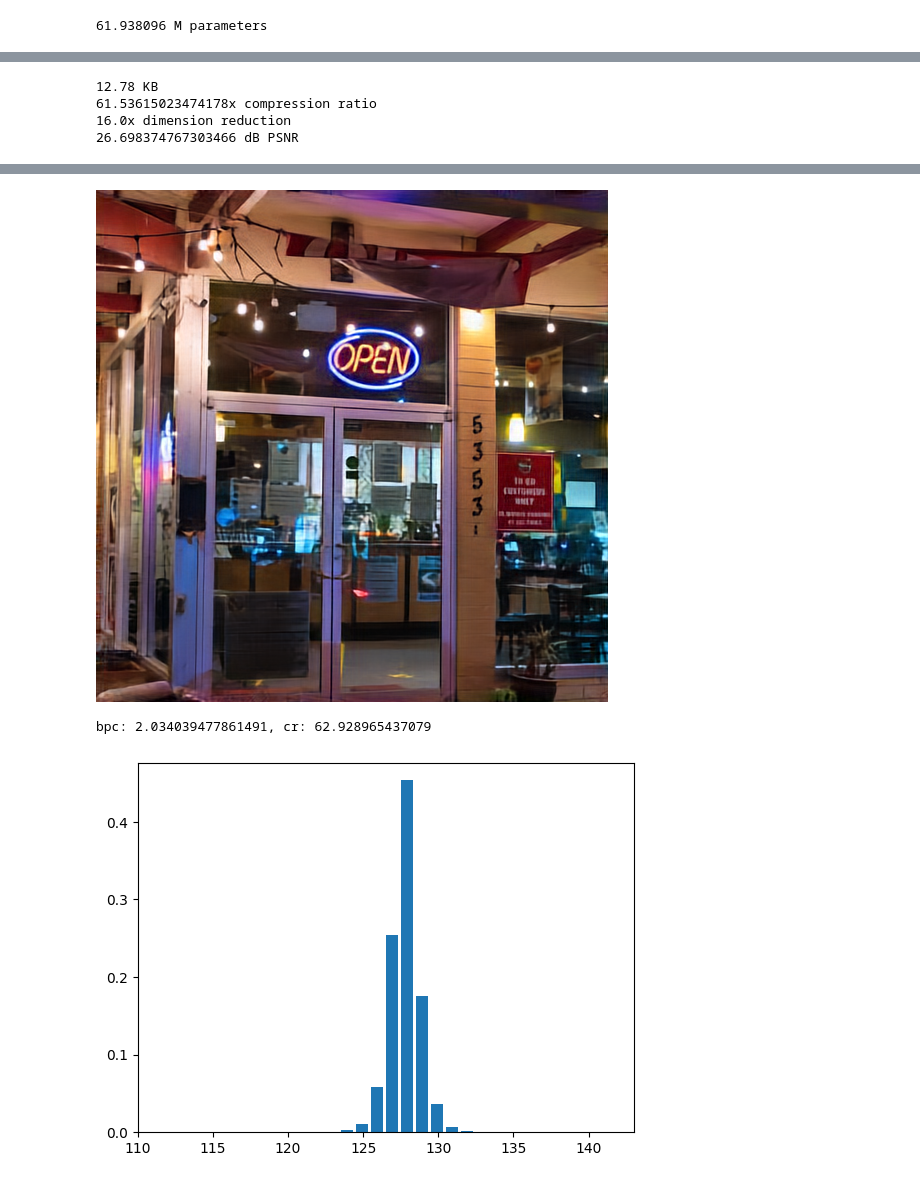
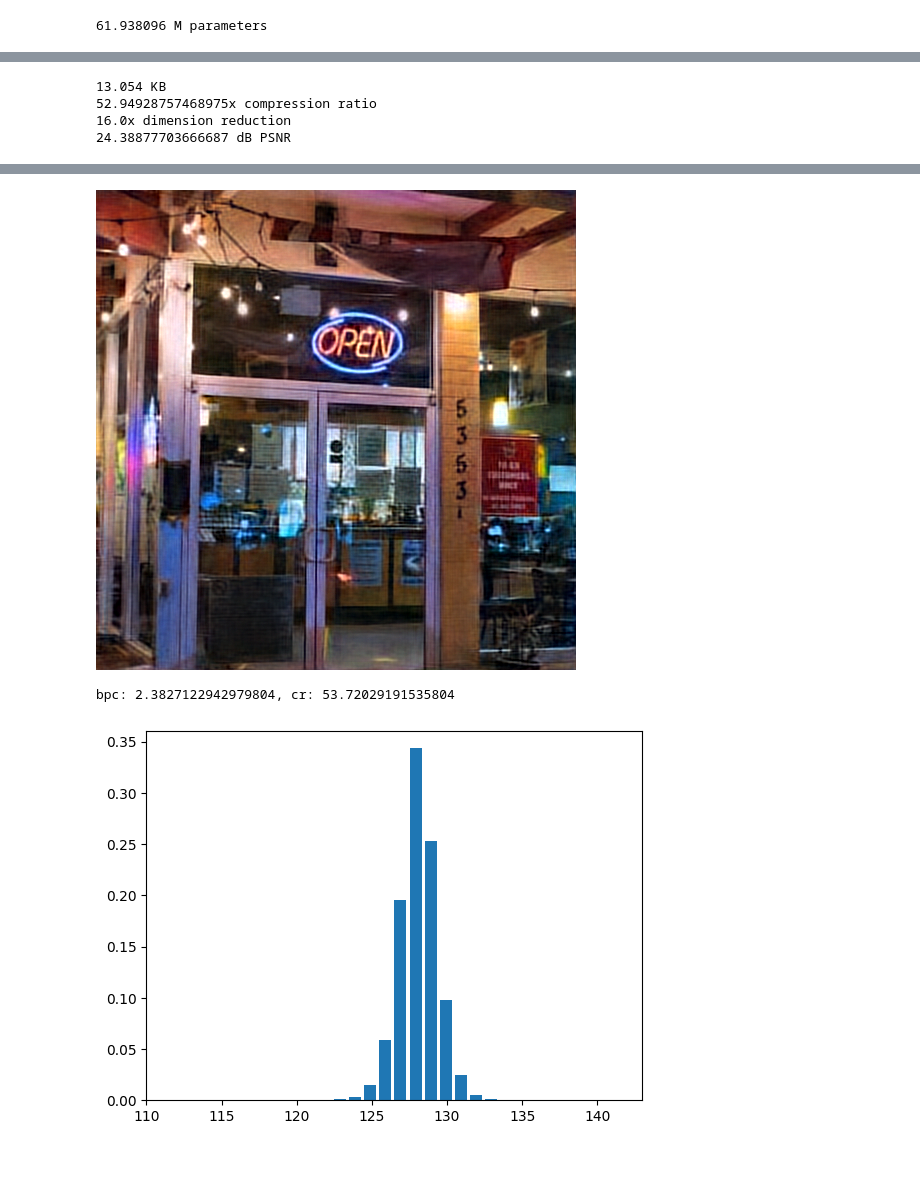
Before and after one commit to danjacobellis/autodance, a Jupyter notebook: dance_rgb.ipynb, the cells around one changed output, grey strips where cells are left out. Drawn from its saved outputs; the diff is of its cells as text; code cells hidden in the pictures.

```diff
--- a/dance_rgb.ipynb
+++ b/dance_rgb.ipynb
@@ -30,11 +30,11 @@ config.lightweight_decode = False
 config.λ = 1e-1
 config.max_lr = 1e-3
 config.min_lr = config.max_lr / 1e3
-config.lr_pow = 6
+config.lr_pow = 4
 config.img_size = 480
 config.batch_size = 24
 config.num_workers = 32
-config.epochs = 36
+config.epochs = 12
 config.total_steps = config.epochs * (dataset['train'].num_rows // config.batch_size)
 config.checkpoint = None
 # %%
@@ -133,35 +134,35 @@ torch.save({
 # %%
 from walloc.walloc import latent_to_pil, pil_to_latent
 model.eval()
-config.img_size=512
+config.img_size=480
 img = CenterCrop(config.img_size)(dataset['validation'][28]['image'])
 x = PILToTensor()(img).to(device).unsqueeze(0).to(torch.float) / 127.5 - 1.0
 x_orig = x[0]
 orig_dim = x.numel()
 with torch.no_grad():
-    latent = model.encode(x).clamp(-127.49,127.49).round()
+    latent = model.quantize.compand(model.encode(x)).round()
 webp = latent_to_pil(latent.cpu(),n_bits=8, C=3)
 buff = io.BytesIO()
 webp[0].save(buff, format='WEBP', lossless=True)
 size_bytes = len(buff.getbuffer())
 print(f"{size_bytes/1e3} KB")
 print(f"{orig_dim/size_bytes}x compression ratio")
 print(f"{orig_dim/latent.numel()}x dimension reduction")
 latent_decoded = pil_to_latent(webp, N=config.latent_dim, n_bits=8, C=3).to(device)
 with torch.no_grad():
     x_hat = model.decode(latent_decoded).clamp(-1,1)
 mse = torch.nn.functional.mse_loss(x,x_hat)
 PSNR = -10*mse.log10().item() + 6.02
 print(f"{PSNR} dB PSNR")
 display(webp[0])
 ToPILImage()(x_hat[0]/2+0.5)
 # %% [output]
-12.78 KB
-61.53615023474178x compression ratio
+13.054 KB
+52.94928757468975x compression ratio
 16.0x dimension reduction
-26.698374767303466 dB PSNR
+24.38877703666687 dB PSNR
 [figure]
-[figure, old version]
+[figure, new version]
 # %%
 from torch.distributions import Categorical
 x_int8 = torch.tensor(np.array(webp[0]))
@@ -170,6 +171,6 @@ bpc = np.log2(np.exp(1))*Categorical(torch.tensor(h[0])).entropy()
 plt.xlim([110,143])
 print(f"bpc: {bpc.item()}, cr: {orig_dim/latent.numel()*(8/bpc.item())}")
 # %% [output]
-bpc: 2.034039477861491, cr: 62.928965437079
+bpc: 2.3827122942979804, cr: 53.72029191535804
-[figure, old version]
+[figure, new version]
 # %%
```
Also changed, not shown: parts of 5 cells of this notebook.
